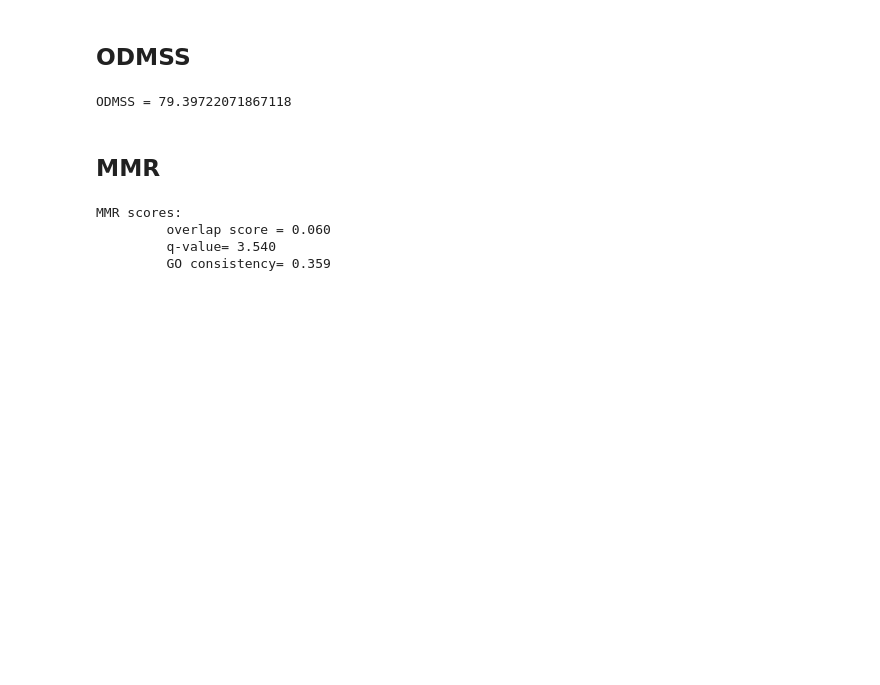
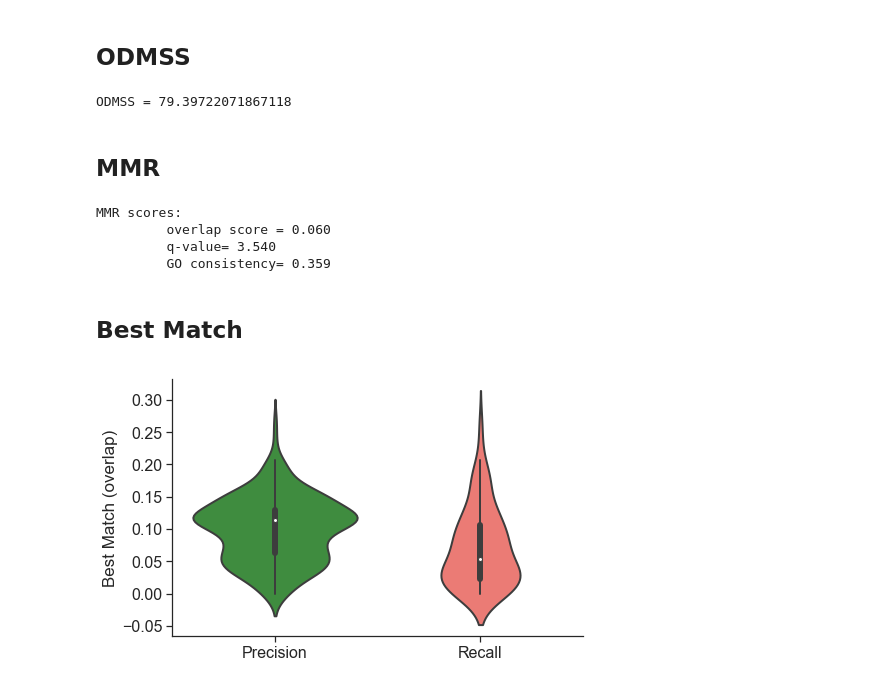
Before and after one commit to abu-compbio/DriveWays, a Jupyter notebook: src/Evaluation.ipynb, the cells around one changed output. Drawn from its saved outputs; the diff is of its cells as text; code cells hidden in the pictures; blank space fills up the shorter version.

Commit message:
add best match evaluation

```diff
--- a/src/Evaluation.ipynb
+++ b/src/Evaluation.ipynb
@@ -58,11 +55,4 @@ print(f'ODMSS = {sum_odmss}')
 ODMSS = 79.39722071867118
 # %% [markdown]
 ## MMR
-# %%
-# Load IntAct genes, the number of genes in the network is used as the background number for q-value calculation
-with open('../data/intact_genes.txt') as f:
-    intAct_genes = [s.strip().split('\t')[-1] for s in f.readlines()]
-
-#Load the GO standard association dictionary, this is used to calculated MMR with GO consistency score
-level5_assocition = read_gene_assocition(f'{data_path}/go_term_intact_association_level_5.txt')
 # %%
@@ -131,3 +116,36 @@ MMR scores:
          overlap score = 0.060
          q-value= 3.540
          GO consistency= 0.359
+# %% [markdown]
+## Best Match
+# %%
+value_arr = []
+type_arr = []
+n_ref, n_pred =len(ref_modules), len(pred_modules)
+scores = overlaps_func(ref_modules,pred_modules)
+prec = []
+for j, pred_module in  enumerate(pred_modules):
+    overlaps = [scores[i*len(pred_modules) + j] for i,ref_module in enumerate(ref_modules)]
+    max_ = max(overlaps)
+    value_arr.append(max_)
+    type_arr.append('Precision')
+
+rec= []
+for i, ref_module in  enumerate(ref_modules):
+    overlaps = [scores[i*len(pred_modules) + j] for j, pred_module in  enumerate(pred_modules)]
+    max_ = max(overlaps)
+    value_arr.append(max_)
+    type_arr.append('Recall')
+
+d = {'Value': value_arr,
+     'Type' : type_arr,
+}
+df = pd.DataFrame(data=d)
+
+ax = sns.violinplot(x="Type", y="Value", data=df,dodge=True,scale="count")
+ax.set_ylabel('Best Match (overlap)')
+ax.set_xlabel('')
+art = [ax.legend]
+sns.despine()
+# %% [output]
+[figure, added]
```
Also changed, not shown: parts of 6 cells of this notebook, 2 other files.
